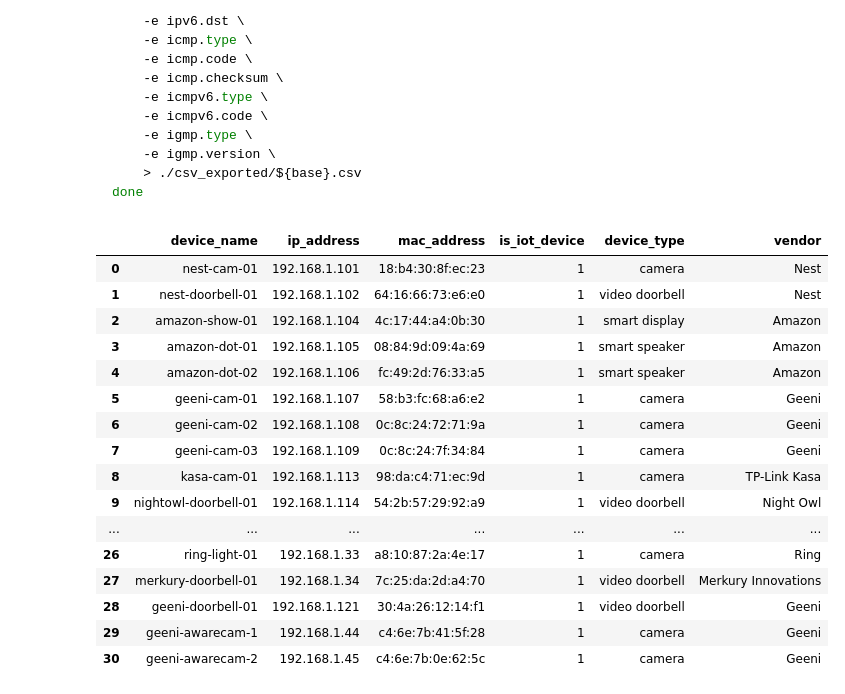
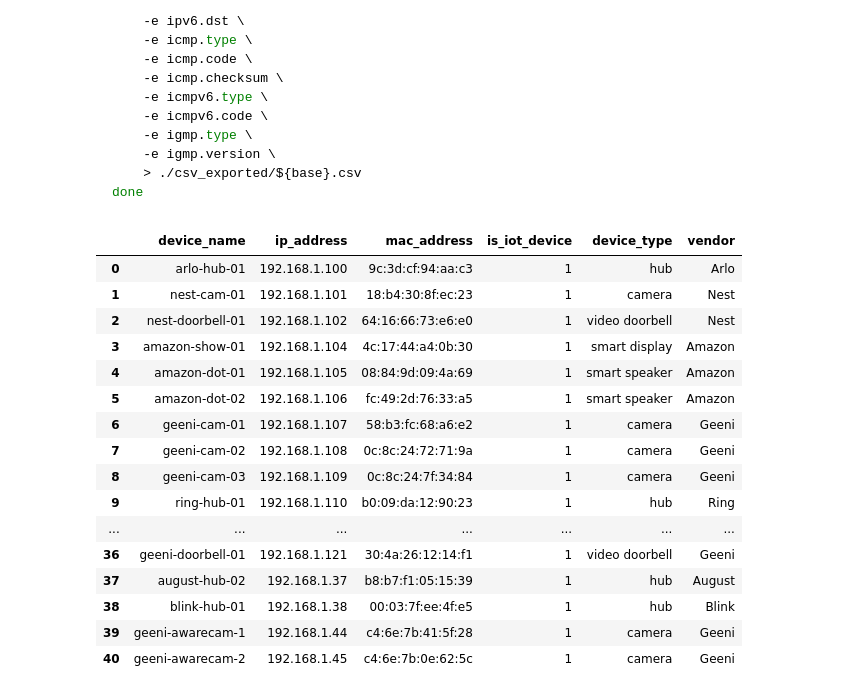
Before and after one commit to dtuan2604/NetSysResearch, a Jupyter notebook: experiment/working/experiment/preprocess-device-list.ipynb, the cells around one changed output. Saved outputs shown, nothing was run; the diff lists cells and outputs as text; code cells hidden in the pictures.

```diff
--- a/experiment/working/experiment/preprocess-device-list.ipynb
+++ b/experiment/working/experiment/preprocess-device-list.ipynb
@@ -385,48 +385,47 @@ def transform_device_mapping_2(mapping: Dict[str, Dict[str, str]]) -> pd.DataFra
     records = []
 
     for device_id, device_info in mapping.items():
         label = DEVICE_MAPPING_2_LABELS[device_id]
         if ((clean_device_mapping_2_value(device_info.get("address", ""))
-            or clean_device_mapping_2_value(device_info.get("ether", "")).lower())
-            and label["device_type"] != "hub"):
+            or clean_device_mapping_2_value(device_info.get("ether", "")).lower())):
             records.append(
                 {
                     "device_name": device_id,
                     "ip_address": clean_device_mapping_2_value(device_info.get("address", "")),
                     "mac_address": clean_device_mapping_2_value(device_info.get("ether", "")).lower(),
                     "is_iot_device": 1,
                     "device_type": label["device_type"],
                     "vendor": label["vendor"],
                 }
             )
 
     device_mapping = pd.DataFrame(records, columns=DEVICE_MAPPING_2_COLUMNS, dtype=object)
     return device_mapping
 
 
 device_mapping_2_processed = transform_device_mapping_2(device_mapping_2)
 dataset2_device_mapping_folder = device_mapping_folder + "/" + dataset2
 os.makedirs(dataset2_device_mapping_folder, exist_ok=True)
 
 device_mapping_2_output_path = os.path.join(dataset2_device_mapping_folder, "list_of_devices_processed.csv")
 device_mapping_2_processed.to_csv(device_mapping_2_output_path, index=False, na_rep="None")
 
 device_mapping_2_processed
 # %% [output]
 |  | device_name | ip_address | mac_address | is_iot_device | device_type | vendor |
-| 0 | nest-cam-01 | 192.168.1.101 | 18:b4:30:8f:ec:23 | 1 | camera | Nest |
-| 1 | nest-doorbell-01 | 192.168.1.102 | 64:16:66:73:e6:e0 | 1 | video doorbell | Nest |
-| 2 | amazon-show-01 | 192.168.1.104 | 4c:17:44:a4:0b:30 | 1 | smart display | Amazon |
-| 3 | amazon-dot-01 | 192.168.1.105 | 08:84:9d:09:4a:69 | 1 | smart speaker | Amazon |
-| 4 | amazon-dot-02 | 192.168.1.106 | fc:49:2d:76:33:a5 | 1 | smart speaker | Amazon |
-| 5 | geeni-cam-01 | 192.168.1.107 | 58:b3:fc:68:a6:e2 | 1 | camera | Geeni |
-| 6 | geeni-cam-02 | 192.168.1.108 | 0c:8c:24:72:71:9a | 1 | camera | Geeni |
-| 7 | geeni-cam-03 | 192.168.1.109 | 0c:8c:24:7f:34:84 | 1 | camera | Geeni |
-| 8 | kasa-cam-01 | 192.168.1.113 | 98:da:c4:71:ec:9d | 1 | camera | TP-Link Kasa |
-| 9 | nightowl-doorbell-01 | 192.168.1.114 | 54:2b:57:29:92:a9 | 1 | video doorbell | Night Owl |
+| 0 | arlo-hub-01 | 192.168.1.100 | 9c:3d:cf:94:aa:c3 | 1 | hub | Arlo |
+| 1 | nest-cam-01 | 192.168.1.101 | 18:b4:30:8f:ec:23 | 1 | camera | Nest |
+| 2 | nest-doorbell-01 | 192.168.1.102 | 64:16:66:73:e6:e0 | 1 | video doorbell | Nest |
+| 3 | amazon-show-01 | 192.168.1.104 | 4c:17:44:a4:0b:30 | 1 | smart display | Amazon |
+| 4 | amazon-dot-01 | 192.168.1.105 | 08:84:9d:09:4a:69 | 1 | smart speaker | Amazon |
+| 5 | amazon-dot-02 | 192.168.1.106 | fc:49:2d:76:33:a5 | 1 | smart speaker | Amazon |
+| 6 | geeni-cam-01 | 192.168.1.107 | 58:b3:fc:68:a6:e2 | 1 | camera | Geeni |
+| 7 | geeni-cam-02 | 192.168.1.108 | 0c:8c:24:72:71:9a | 1 | camera | Geeni |
+| 8 | geeni-cam-03 | 192.168.1.109 | 0c:8c:24:7f:34:84 | 1 | camera | Geeni |
+| 9 | ring-hub-01 | 192.168.1.110 | b0:09:da:12:90:23 | 1 | hub | Ring |
 | ... | ... | ... | ... | ... | ... | ... |
-| 26 | ring-light-01 | 192.168.1.33 | a8:10:87:2a:4e:17 | 1 | camera | Ring |
-| 27 | merkury-doorbell-01 | 192.168.1.34 | 7c:25:da:2d:a4:70 | 1 | video doorbell | Merkury Innovations |
-| 28 | geeni-doorbell-01 | 192.168.1.121 | 30:4a:26:12:14:f1 | 1 | video doorbell | Geeni |
-| 29 | geeni-awarecam-1 | 192.168.1.44 | c4:6e:7b:41:5f:28 | 1 | camera | Geeni |
-| 30 | geeni-awarecam-2 | 192.168.1.45 | c4:6e:7b:0e:62:5c | 1 | camera | Geeni |
+| 36 | geeni-doorbell-01 | 192.168.1.121 | 30:4a:26:12:14:f1 | 1 | video doorbell | Geeni |
+| 37 | august-hub-02 | 192.168.1.37 | b8:b7:f1:05:15:39 | 1 | hub | August |
+| 38 | blink-hub-01 | 192.168.1.38 | 00:03:7f:ee:4f:e5 | 1 | hub | Blink |
+| 39 | geeni-awarecam-1 | 192.168.1.44 | c4:6e:7b:41:5f:28 | 1 | camera | Geeni |
+| 40 | geeni-awarecam-2 | 192.168.1.45 | c4:6e:7b:0e:62:5c | 1 | camera | Geeni |
```
Also changed, not shown: parts of 1 cell of this notebook, 11 other files.
